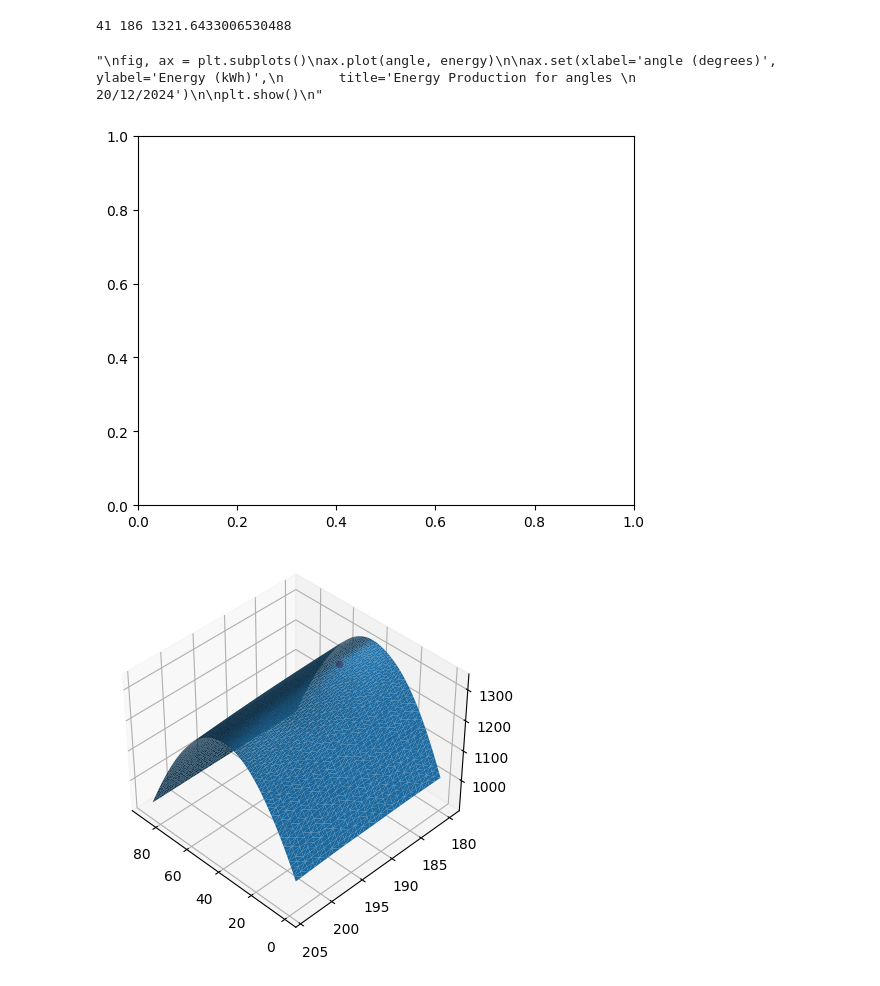
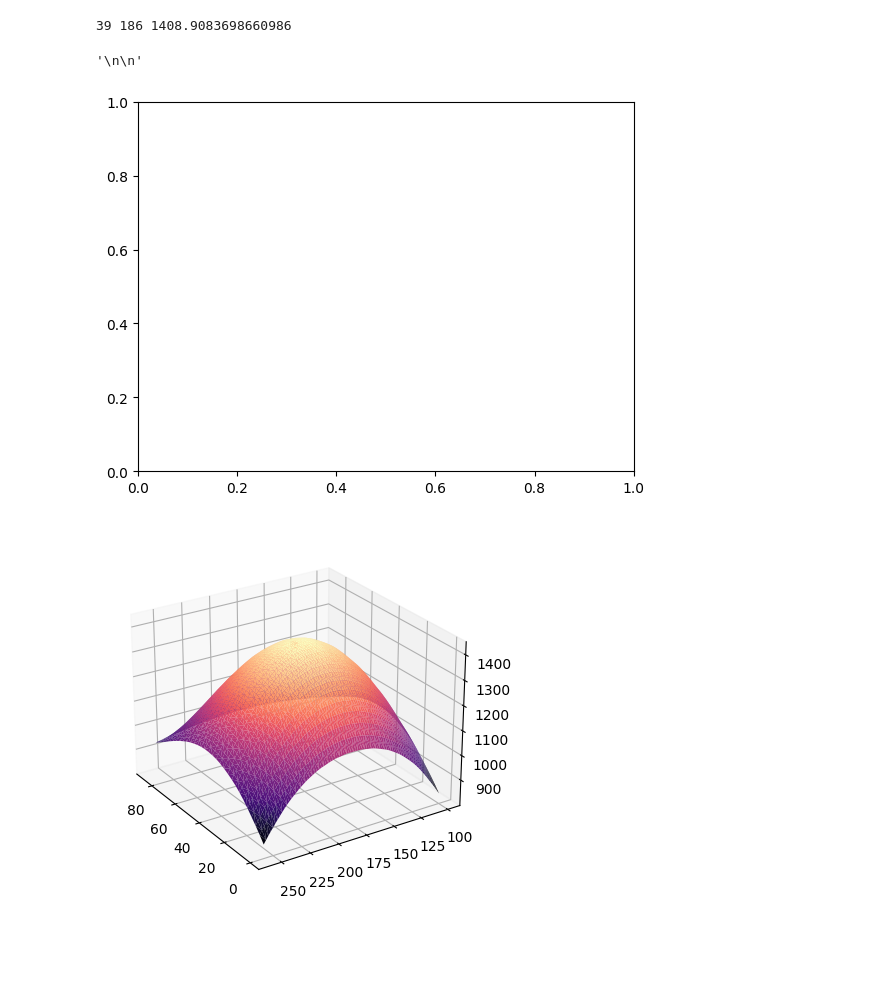
Before and after one commit to Romultra/Ultra-solar-panels, a Jupyter notebook: panelgrap.ipynb, the cells around one changed output. Drawn from its saved outputs; the diff is of its cells as text; code cells hidden in the pictures; blank space fills up the shorter version.

```diff
--- a/panelgrap.ipynb
+++ b/panelgrap.ipynb
@@ -3,8 +3,8 @@ from panelpy import *
 import dtumathtools
 from mpl_toolkits.mplot3d import axes3d
 
-start_date = "2024-04-20"
-end_date = "2024-04-20"
+start_date = "2017-07-06"
+end_date = "2017-07-06"
 delta_time = "Min"  # "Min", "H",
 
 # Definition of Location object. Using the latitude and altitude entered by the user
@@ -30,8 +30,8 @@ times = pd.date_range(
 sunpos = site.get_solarposition(times)
 
 # Calculation of the 365 days energy production:
-for azimuth in [180]:
-    for alpha in range(0,90):
+for azimuth in [180]:#range(100,260,2):
+    for alpha in range(0,90,1):
         angle2.append(azimuth)
         angle.append(alpha)
         energy.append(flux_function(azimuth, alpha, 0.5, 1, 1, sunpos)/60)
@@ -39,24 +39,25 @@ indexi = np.argmax(energy)
 # %%
 from mpl_toolkits.mplot3d import axes3d
 
 print(angle[indexi],angle2[indexi],energy[indexi])
 fig, ax = plt.subplots()
 ax = plt.figure().add_subplot(projection='3d')
 # Plot the 3D surface
-ax.plot_trisurf(np.array(angle),np.array(angle2), np.array(energy))
+ax.plot_trisurf(np.array(angle),np.array(angle2), np.array(energy),cmap = 'magma',antialiased = True)
 ax.scatter(angle[indexi],angle2[indexi],energy[indexi],marker = "o",c="red",alpha = 1)
-ax.view_init(40, 135, 0)
+ax.view_init(25, 147, 0)
+
 
 
 
 """
 
 """
 # %% [output]
-41 186 1321.6433006530488
+39 186 1408.9083698660986
-"\nfig, ax = plt.subplots()\nax.plot(angle, energy)\n\nax.set(xlabel='angle (degrees)', ylabel='Energy (kWh)',\n       title='Energy Production for angles \n 20/12/2024')\n\nplt.show()\n"
+'\n\n'
 [figure]
-[figure, old version]
+[figure, new version]
 # %%
 fig, ax = plt.subplots()
 ax.plot(angle, energy)
```
Also changed, not shown: parts of 3 cells of this notebook, 3 other files.
